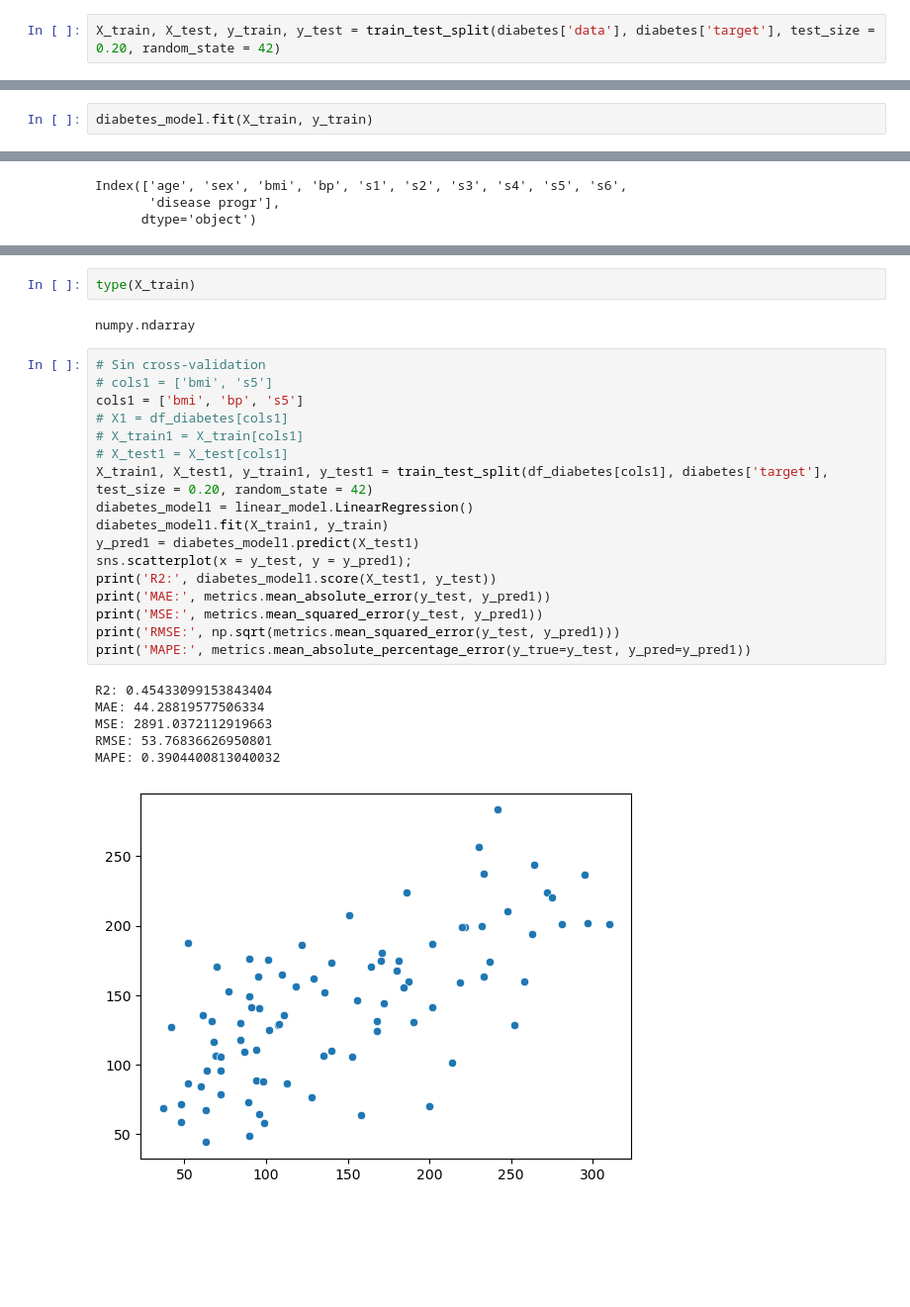
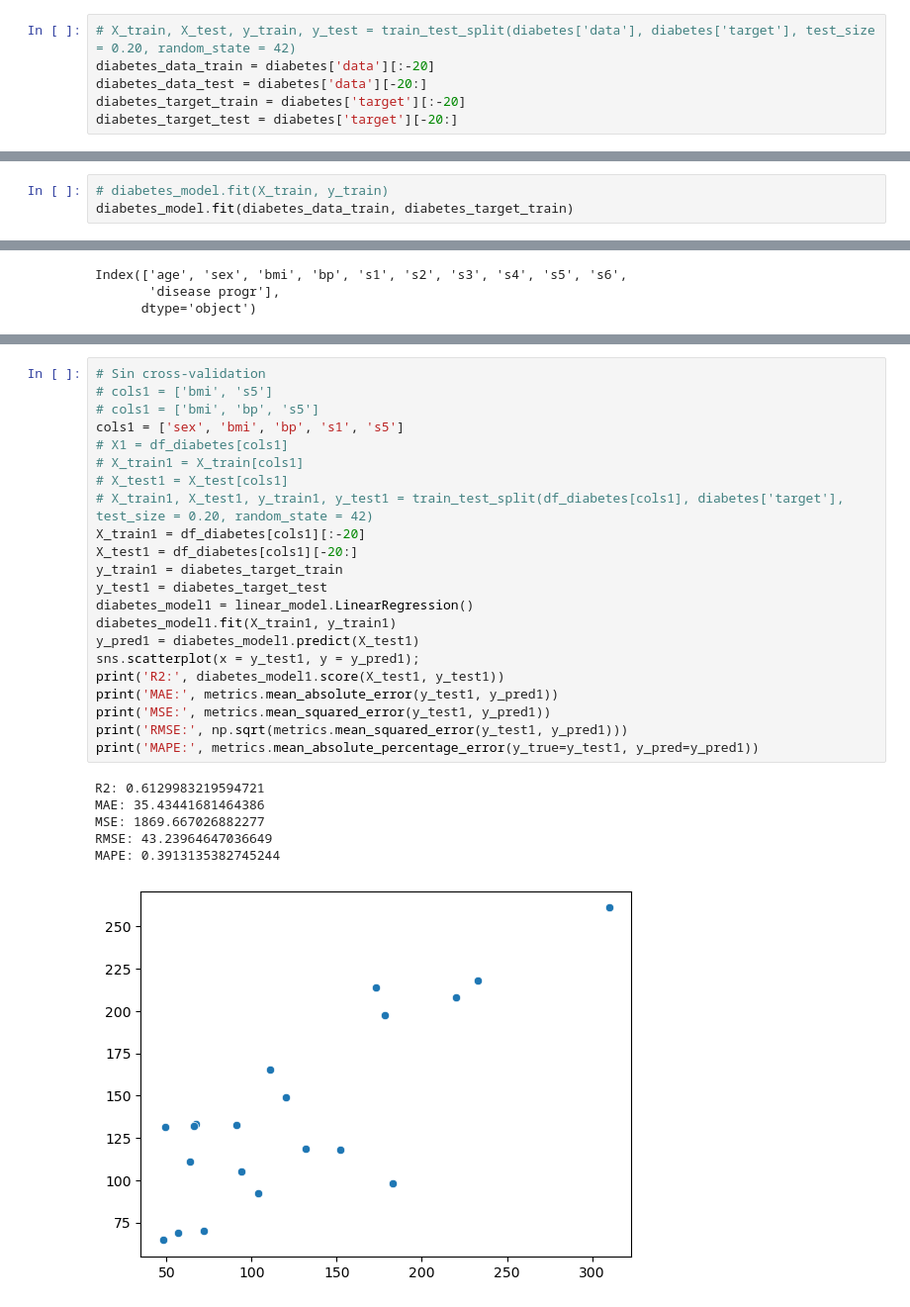
Before and after one commit to jblalor/2026-10-BILBAO-FT-Data-Science-J, a Jupyter notebook: 3-Machine_Learning/1-Supervisado/1-Regression/1-Linear_Regression/ejercicios/2 Diabetes_J.ipynb, the cells around one changed output, grey strips where cells are left out. Shown at 99% size. Cells and saved outputs as stored; diff of their text form; blank space fills up the shorter version.

```diff
--- a/3-Machine_Learning/1-Supervisado/1-Regression/1-Linear_Regression/ejercicios/2 Diabetes_J.ipynb
+++ b/3-Machine_Learning/1-Supervisado/1-Regression/1-Linear_Regression/ejercicios/2 Diabetes_J.ipynb
@@ -139,7 +139,11 @@ Define `diabetes_data_train`, `diabetes_target_train`, `diabetes_data_test`, and
 # %%
 from sklearn.model_selection import train_test_split
 # %%
-X_train, X_test, y_train, y_test = train_test_split(diabetes['data'], diabetes['target'], test_size = 0.20, random_state = 42)
+# X_train, X_test, y_train, y_test = train_test_split(diabetes['data'], diabetes['target'], test_size = 0.20, random_state = 42)
+diabetes_data_train = diabetes['data'][:-20]
+diabetes_data_test = diabetes['data'][-20:]
+diabetes_target_train = diabetes['target'][:-20]
+diabetes_target_test = diabetes['target'][-20:]
 # %% [markdown]
 Perform a brief exploratory analysis to investigate the conditions necessary for linear regression. This analysis will help you understand the distribution of the target variable and its correlations with other features.
 # %%
@@ -179,7 +190,8 @@ sns.displot(df_diabetes['disease progr']);
 # %% [markdown]
 Fit the training data and target to `diabetes_model`. Print the *intercept* and *coefficients* of the model.
 # %%
-diabetes_model.fit(X_train, y_train)
+# diabetes_model.fit(X_train, y_train)
+diabetes_model.fit(diabetes_data_train, diabetes_target_train)
 # %% [output]
 LinearRegression()
 # %%
@@ -288,28 +293,29 @@ array([[ 0.04534098, -0.04464164, -0.00620595, -0.01599898,  0.1250187 ,
-# %%
-type(X_train)
-# %% [output]
-numpy.ndarray
 # %%
 # Sin cross-validation
 # cols1 = ['bmi', 's5']
-cols1 = ['bmi', 'bp', 's5']
+# cols1 = ['bmi', 'bp', 's5']
+cols1 = ['sex', 'bmi', 'bp', 's1', 's5']
 # X1 = df_diabetes[cols1]
 # X_train1 = X_train[cols1]
 # X_test1 = X_test[cols1]
-X_train1, X_test1, y_train1, y_test1 = train_test_split(df_diabetes[cols1], diabetes['target'], test_size = 0.20, random_state = 42)
+# X_train1, X_test1, y_train1, y_test1 = train_test_split(df_diabetes[cols1], diabetes['target'], test_size = 0.20, random_state = 42)
+X_train1 = df_diabetes[cols1][:-20]
+X_test1 = df_diabetes[cols1][-20:]
+y_train1 = diabetes_target_train
+y_test1 = diabetes_target_test
 diabetes_model1 = linear_model.LinearRegression()
-diabetes_model1.fit(X_train1, y_train)
+diabetes_model1.fit(X_train1, y_train1)
 y_pred1 = diabetes_model1.predict(X_test1)
-sns.scatterplot(x = y_test, y = y_pred1);
-print('R2:', diabetes_model1.score(X_test1, y_test))
-print('MAE:', metrics.mean_absolute_error(y_test, y_pred1))
-print('MSE:', metrics.mean_squared_error(y_test, y_pred1))
-print('RMSE:', np.sqrt(metrics.mean_squared_error(y_test, y_pred1)))
-print('MAPE:', metrics.mean_absolute_percentage_error(y_true=y_test, y_pred=y_pred1))
+sns.scatterplot(x = y_test1, y = y_pred1);
+print('R2:', diabetes_model1.score(X_test1, y_test1))
+print('MAE:', metrics.mean_absolute_error(y_test1, y_pred1))
+print('MSE:', metrics.mean_squared_error(y_test1, y_pred1))
+print('RMSE:', np.sqrt(metrics.mean_squared_error(y_test1, y_pred1)))
+print('MAPE:', metrics.mean_absolute_percentage_error(y_true=y_test1, y_pred=y_pred1))
 # %% [output]
-R2: 0.45433099153843404
-MAE: 44.28819577506334
-MSE: 2891.0372112919663
-RMSE: 53.76836626950801
-MAPE: 0.3904400813040032
+R2: 0.6129983219594721
+MAE: 35.43441681464386
+MSE: 1869.667026882277
+RMSE: 43.23964647036649
+MAPE: 0.3913135382745244
-[figure, old version]
+[figure, new version]
```
Also changed, not shown: parts of 14 cells of this notebook, 5 other files.
